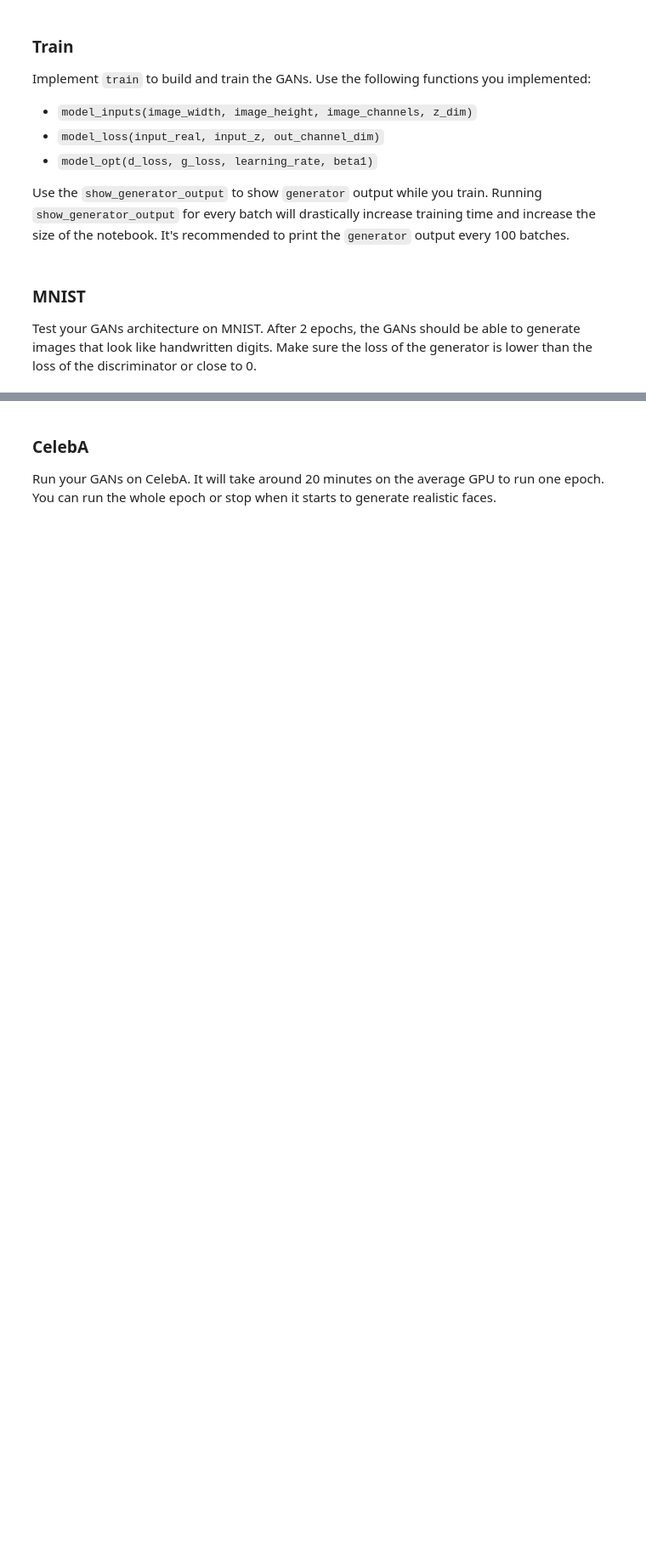
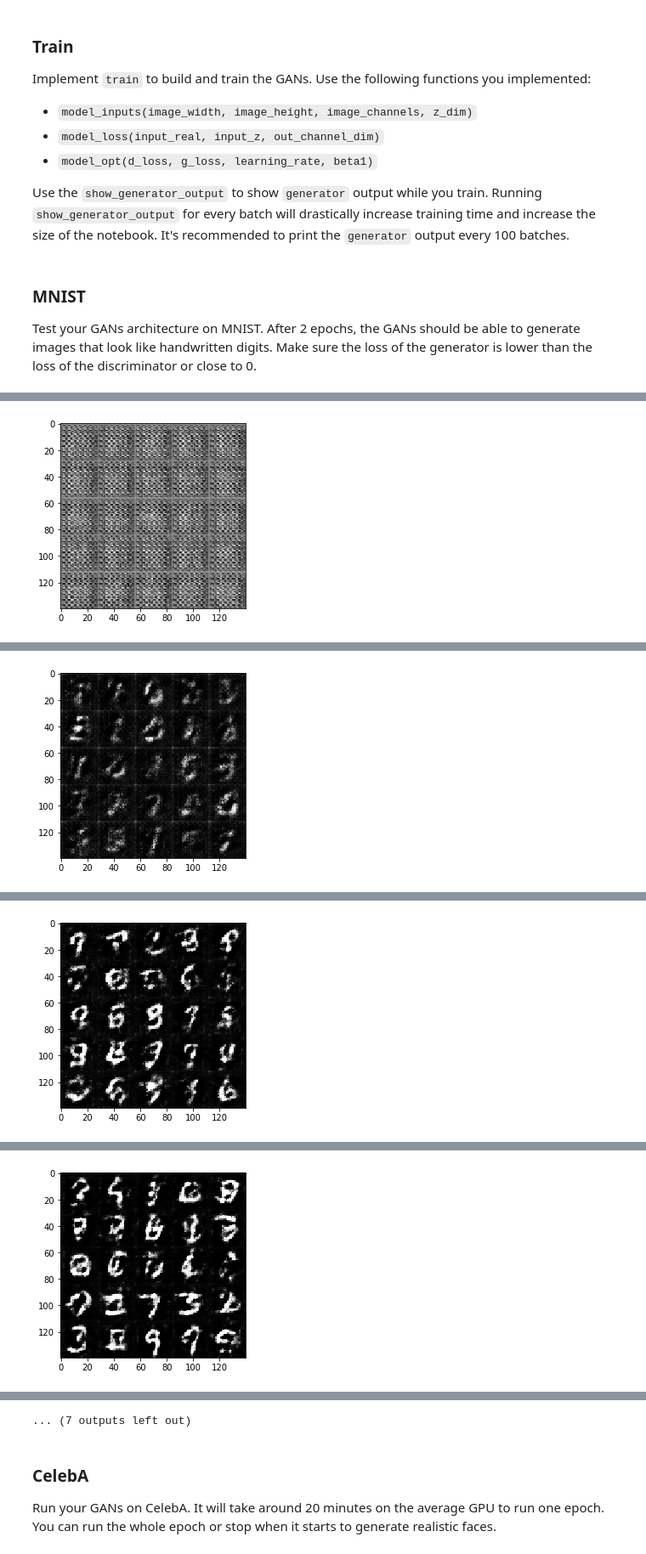
Before and after one commit to thaophung/Udacity_deep_learning, a Jupyter notebook: face_generation/dlnd_face_generation.ipynb, the cells around one changed output, grey strips where cells are left out. Shown at 85% size. Saved outputs shown, nothing was run; the diff lists cells and outputs as text; code cells hidden in the pictures; blank space fills up the shorter version.

```diff
--- a/face_generation/dlnd_face_generation.ipynb
+++ b/face_generation/dlnd_face_generation.ipynb
@@ -118,11 +119,11 @@ def model_inputs(image_width, image_height, image_channels, z_dim):
 
     # TODO: Implement Function
     real_dim = (image_width, image_height, image_channels)
-    inputs_real = tf.placeholder(tf.float32, (None, image_width, image_height, image_channels), name='input_real')
+    input_real = tf.placeholder(tf.float32, (None, image_width, image_height, image_channels), name='input_real')
     inputs_z = tf.placeholder(tf.float32, (None, z_dim), name='input_z')
-    learning_rate = tf.placeholder(tf.float32, None, name='learning_rate')
+    lr = tf.placeholder(tf.float32, None, name='learning_rate')
 
-    return inputs_real, inputs_z, learning_rate
+    return input_real, inputs_z, lr
 
 
 """
@@ -358,28 +352,36 @@ def train(epoch_count, batch_size, z_dim, learning_rate, beta1, get_batches, dat
     # TODO: Build Model
     #print(data_shape)
     _, img_width, img_height, img_channels = data_shape
-    inputs_real, input_z, lr = model_inputs(img_width, img_height, img_channels, z_dim)
-    d_loss, g_loss = model_loss(inputs_real, input_z, img_channels)
+    input_real, input_z, lr = model_inputs(img_width, img_height, img_channels, z_dim)
+    d_loss, g_loss = model_loss(input_real, input_z, img_channels)
     d_train_opt, g_train_opt = model_opt(d_loss, g_loss, learning_rate, beta1)
 
     steps = 0
+    saver = tf.train.Saver()
     with tf.Session() as sess:
         sess.run(tf.global_variables_initializer())
         for epoch_i in range(epoch_count):
-            for batch_images in get_batches(batch_size):
+
+            for batch_images in (get_batches(batch_size)):
                 # TODO: Train Model
+
                 steps += 1
+
                 batch_z = np.random.uniform(-1,1,size=(batch_size, z_dim))
                 batch_images *= 2
+
                 # Run optimizer
-                _ = sess.run(d_train_opt, feed_dict={inputs_real:batch_images,
+                _ = sess.run(d_train_opt, feed_dict={input_real: batch_images,
                                                      input_z:batch_z,
                                                      lr: learning_rate})
-                _ = sess.run(g_train_opt, feed_dict={input_z: batch_z, lr: learning_rate})
 
+                _ = sess.run(g_train_opt, feed_dict={input_z: batch_z,
+                                                 input_real:batch_images,
+                                                   lr: learning_rate})
                 # Every 100 batches, get the loss and print them out
                 if (steps % 10 == 0):
-                    train_loss_d = sess.run(d_loss, {input_z:batch_z, inputs_real: batch_images})
+
+                    train_loss_d = sess.run(d_loss, {input_z:batch_z, input_real: batch_images})
                     train_loss_g = g_loss.eval({input_z:batch_z})
 
                     print("Epoch {}/{}...".format(epoch_i+1,epoch_count),
@@ -387,6 +389,7 @@ def train(epoch_count, batch_size, z_dim, learning_rate, beta1, get_batches, dat
                              "Generator Loss: {:.4f}".format(train_loss_g))
 
                 if (steps %100 ==0 ):
+
                     show_generator_output(sess, 25, input_z, img_channels, data_image_mode)
 # %% [markdown]
 ### MNIST
@@ -394,7 +397,7 @@ Test your GANs architecture on MNIST.  After 2 epochs, the GANs should be able t
 # %%
 batch_size = 128
 z_dim = 100
-learning_rate = 0.0002
+learning_rate = 0.00025
 beta1 = 0.5
 
 
@@ -403,7 +406,8 @@ DON'T MODIFY ANYTHING IN THIS CELL THAT IS BELOW THIS LINE
 """
 epochs = 2
 
-mnist_dataset = helper.Dataset('mnist', glob(os.path.join(data_dir, 'data/mnist/*.jpg')))
+mnist_dataset = helper.Dataset('mnist', glob(os.path.join(data_dir, 'mnist/*.jpg')))
 with tf.Graph().as_default():
     train(epochs, batch_size, z_dim, learning_rate, beta1, mnist_dataset.get_batches,
           mnist_dataset.shape, mnist_dataset.image_mode)
+# %% [output]
@@ -409,0 +424 @@ with tf.Graph().as_default():
+[figure, added]
@@ -409,0 +435 @@ with tf.Graph().as_default():
+[figure, added]
@@ -409,0 +446 @@ with tf.Graph().as_default():
+[figure, added]
@@ -409,0 +457 @@ with tf.Graph().as_default():
+[figure, added]
@@ -410,3 +480,4 @@ with tf.Graph().as_default():
+... (7 outputs left out)
 # %% [markdown]
 ### CelebA
 Run your GANs on CelebA.  It will take around 20 minutes on the average GPU to run one epoch.  You can run the whole epoch or stop when it starts to generate realistic faces.
```
Also changed, not shown: parts of 6 cells of this notebook, 1 other file.
